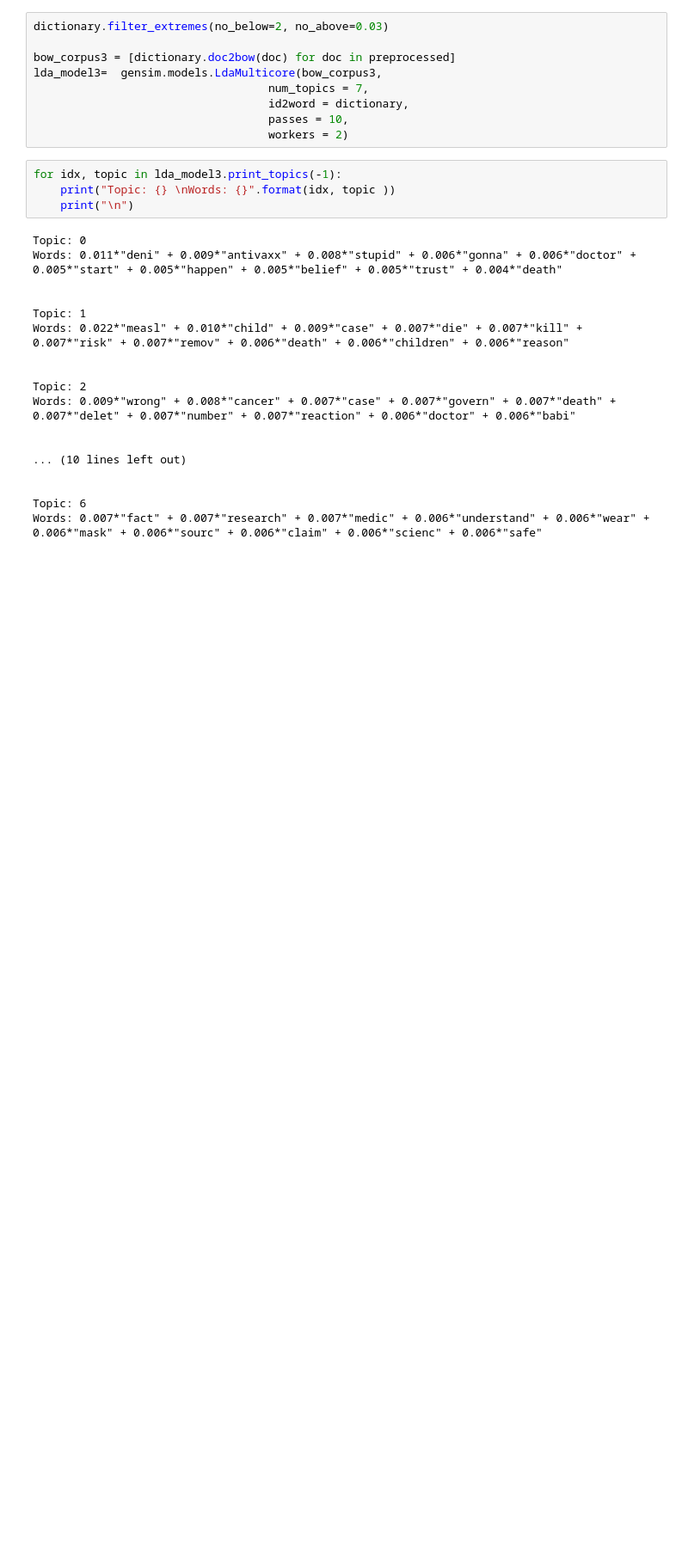
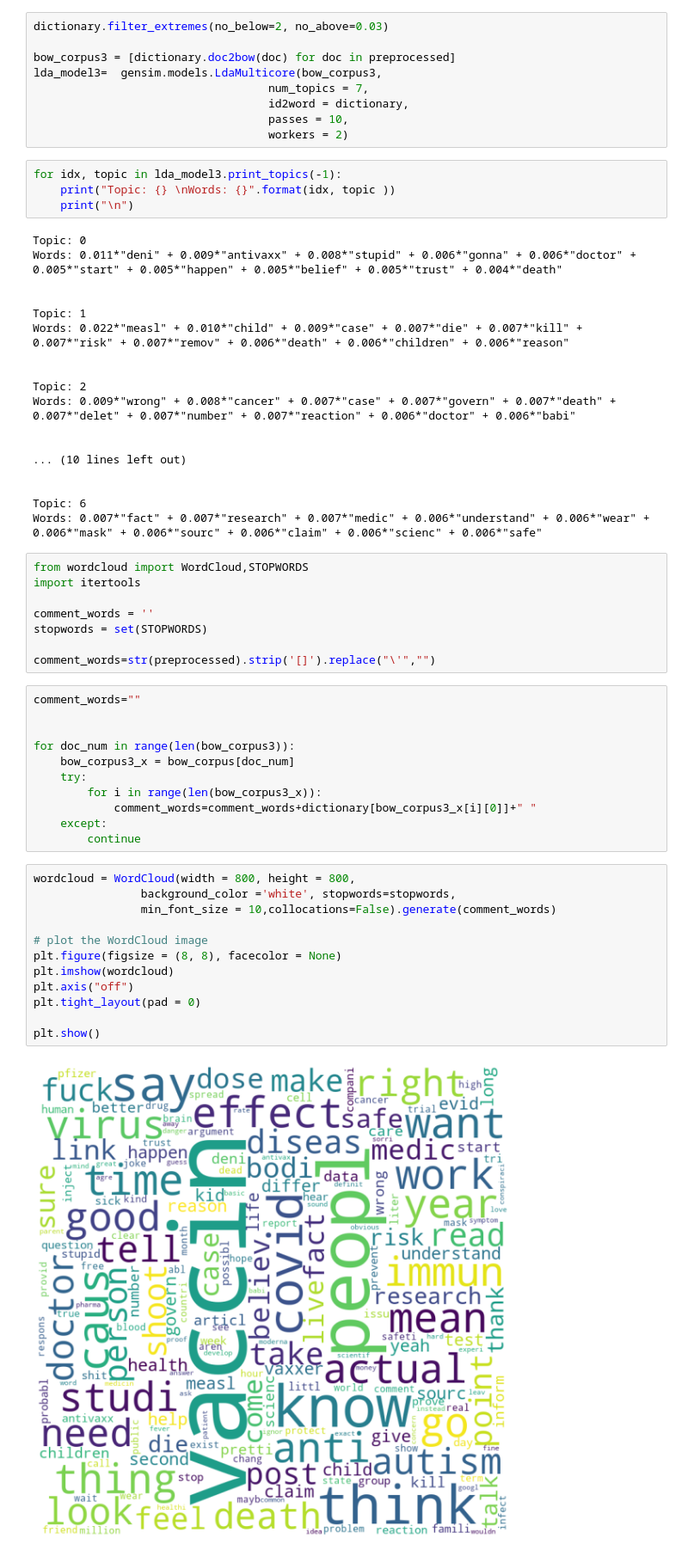
Before and after one commit to sk981102/HooHacks2021, a Jupyter notebook: lda_topic_modelling.ipynb, the cells around one changed output. Shown at 86% size. Saved outputs shown, nothing was run; the diff lists cells and outputs as text; blank space fills up the shorter version.

```diff
--- a/lda_topic_modelling.ipynb
+++ b/lda_topic_modelling.ipynb
@@ -211,3 +211,36 @@ Words: 0.009*"wrong" + 0.008*"cancer" + 0.007*"case" + 0.007*"govern" + 0.007*"d
 
 Topic: 6
 Words: 0.007*"fact" + 0.007*"research" + 0.007*"medic" + 0.006*"understand" + 0.006*"wear" + 0.006*"mask" + 0.006*"sourc" + 0.006*"claim" + 0.006*"scienc" + 0.006*"safe"
+# %%
+from wordcloud import WordCloud,STOPWORDS
+import itertools
+
+comment_words = ''
+stopwords = set(STOPWORDS)
+
+comment_words=str(preprocessed).strip('[]').replace("\'","")
+# %%
+comment_words=""
+
+
+for doc_num in range(len(bow_corpus3)):
+    bow_corpus3_x = bow_corpus[doc_num]
+    try:
+        for i in range(len(bow_corpus3_x)):
+            comment_words=comment_words+dictionary[bow_corpus3_x[i][0]]+" "
+    except:
+        continue
+# %%
+wordcloud = WordCloud(width = 800, height = 800,
+                background_color ='white', stopwords=stopwords,
+                min_font_size = 10,collocations=False).generate(comment_words)
+
+# plot the WordCloud image
+plt.figure(figsize = (8, 8), facecolor = None)
+plt.imshow(wordcloud)
+plt.axis("off")
+plt.tight_layout(pad = 0)
+
+plt.show()
+# %% [output]
+[figure, added]
```
Also changed, not shown: parts of 8 cells of this notebook, 51 other files.
